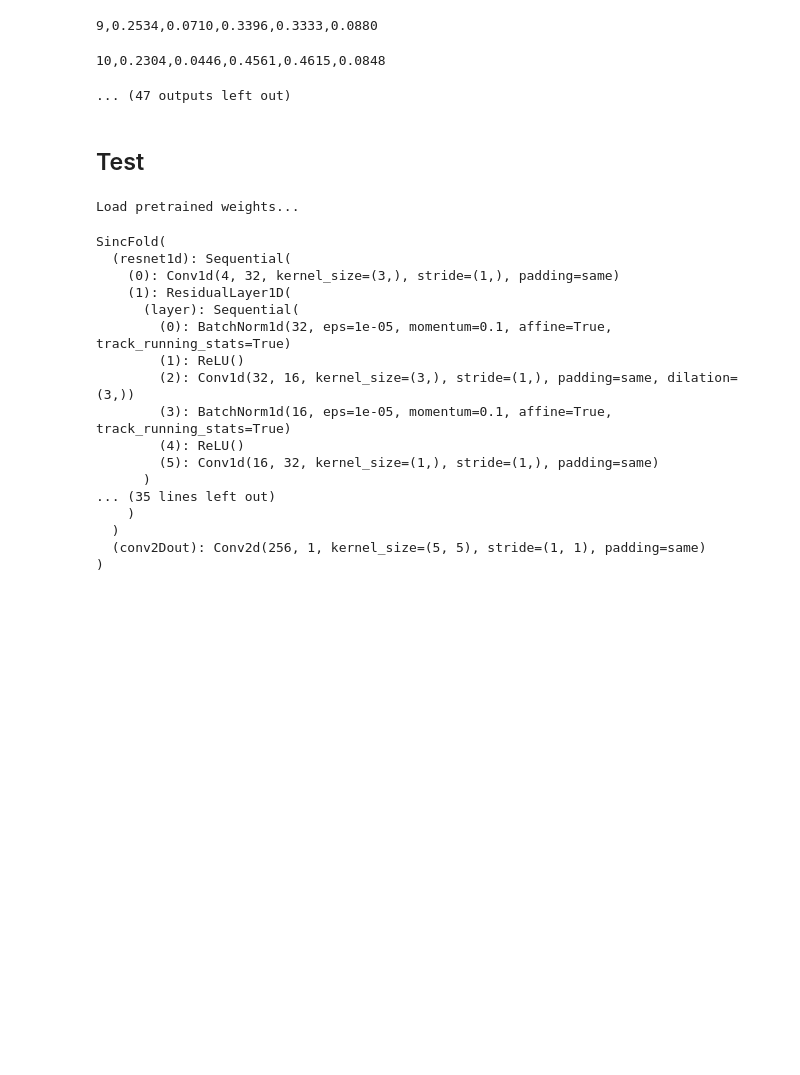
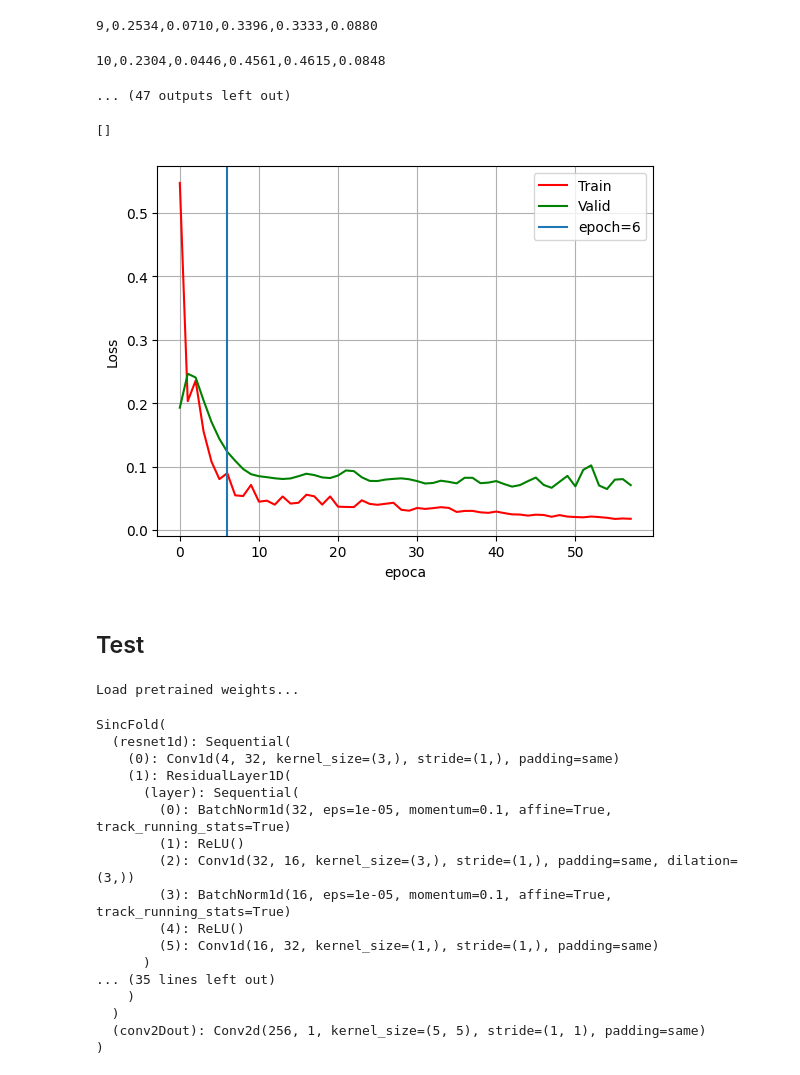
Before and after one commit to Gisch97/sincFold, a Jupyter notebook: pruebas/abation.ipynb, the cells around one changed output. Drawn from its saved outputs; the diff is of its cells as text; code cells hidden in the pictures; blank space fills up the shorter version.

Commit message:
grafica loss train sincfold original

```diff
--- a/pruebas/abation.ipynb
+++ b/pruebas/abation.ipynb
@@ -185,6 +185,24 @@ epoch,train_f1,train_loss,valid_f1,valid_f1_post,valid_loss
 9,0.2534,0.0710,0.3396,0.3333,0.0880
 10,0.2304,0.0446,0.4561,0.4615,0.0848
 ... (47 outputs left out)
+# %%
+import matplotlib.pyplot as plt
+
+df_log = pd.read_csv('./results_2024-10-07-13:14:06.448821/train_log.csv')
+df_log.head(1)
+
+fig, ax = plt.subplots()
+ax.plot(df_log.epoch, df_log.train_loss, color='red', label='Train')
+ax.plot(df_log.epoch, df_log.valid_loss, color='green', label='Valid')
+ax.grid()
+ax.axvline(x=6, label='epoch=6')
+ax.set_xlabel('epoca')
+ax.set_ylabel('Loss')
+plt.legend()
+plt.plot()
+# %% [output]
+[]
+[figure, added]
 # %% [markdown]
 ## Test
 # %%
```
Also changed, not shown: 1 other file.
